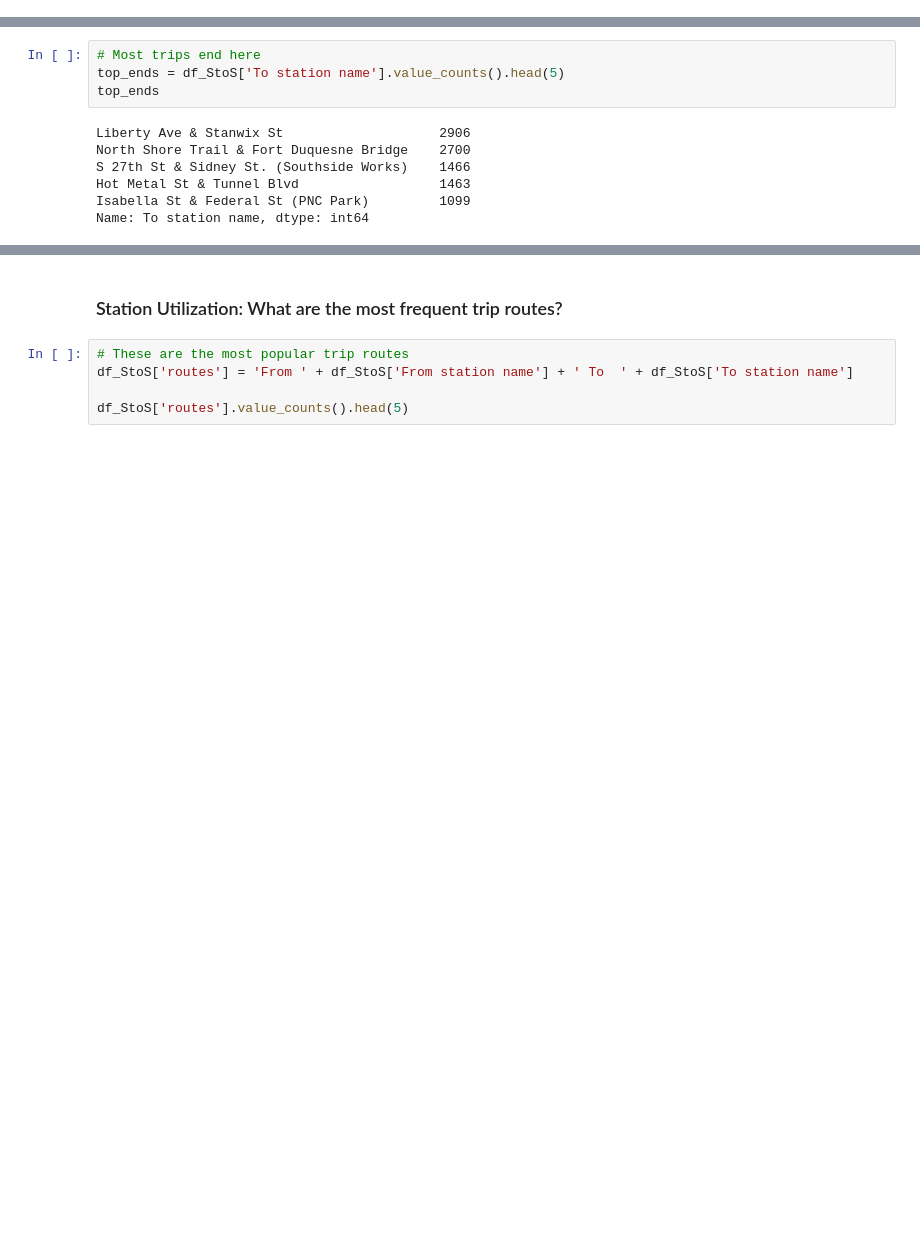
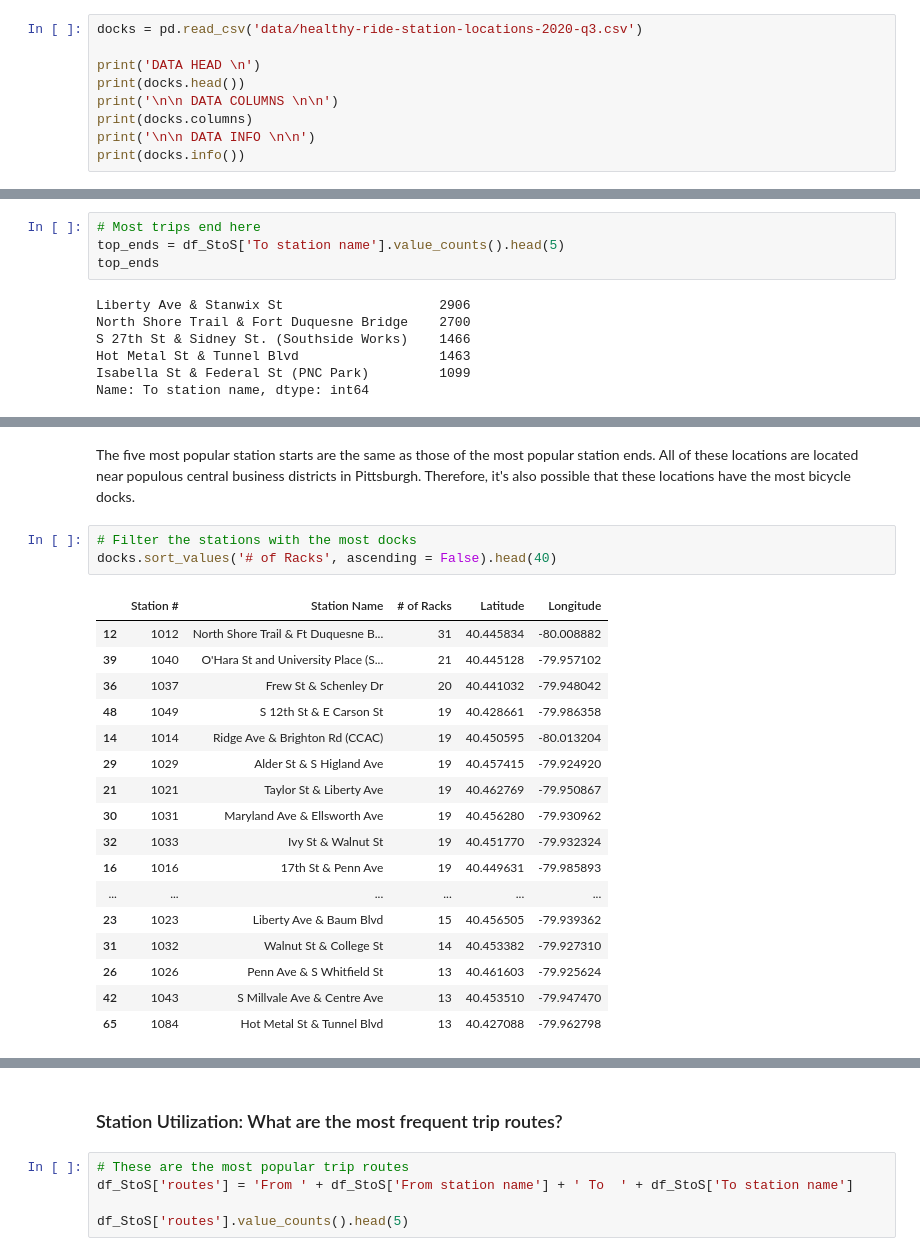
Before and after one commit to KristinaMFrazier/healthyride, a Jupyter notebook: PittHealthyRides.ipynb, the cells around one changed output, grey strips where cells are left out. Cells and saved outputs as stored; diff of their text form; blank space fills up the shorter version.

```diff
--- a/PittHealthyRides.ipynb
+++ b/PittHealthyRides.ipynb
@@ -52,3 +57,12 @@ print(df.info())
 dtypes: float64(2), int64(3), object(5)
 memory usage: 3.3+ MB
 None
+# %%
+docks = pd.read_csv('data/healthy-ride-station-locations-2020-q3.csv')
+
+print('DATA HEAD \n')
+print(docks.head())
+print('\n\n DATA COLUMNS \n\n')
+print(docks.columns)
+print('\n\n DATA INFO \n\n')
+print(docks.info())
@@ -286,3 +325,26 @@ plt.title('Count of Trips for the Top Five Trip Ends (Stations)')
 # %% [output]
 ''
 [figure]
+# %% [markdown]
+The five most popular station starts are the same as those of the most popular station ends. All of these locations are located near populous central business districts in Pittsburgh. Therefore, it's also possible that these locations have the most bicycle docks.
+# %%
+# Filter the stations with the most docks
+docks.sort_values('# of Racks', ascending = False).head(40)
+# %% [output]
+|  | Station # | Station Name | # of Racks | Latitude | Longitude |
+| 12 | 1012 | North Shore Trail & Ft Duquesne B... | 31 | 40.445834 | -80.008882 |
+| 39 | 1040 | O'Hara St and University Place (S... | 21 | 40.445128 | -79.957102 |
+| 36 | 1037 | Frew St & Schenley Dr | 20 | 40.441032 | -79.948042 |
+| 48 | 1049 | S 12th St & E Carson St | 19 | 40.428661 | -79.986358 |
+| 14 | 1014 | Ridge Ave & Brighton Rd (CCAC) | 19 | 40.450595 | -80.013204 |
+| 29 | 1029 | Alder St & S Higland Ave | 19 | 40.457415 | -79.924920 |
+| 21 | 1021 | Taylor St & Liberty Ave | 19 | 40.462769 | -79.950867 |
+| 30 | 1031 | Maryland Ave & Ellsworth Ave | 19 | 40.456280 | -79.930962 |
+| 32 | 1033 | Ivy St & Walnut St | 19 | 40.451770 | -79.932324 |
+| 16 | 1016 | 17th St & Penn Ave | 19 | 40.449631 | -79.985893 |
+| ... | ... | ... | ... | ... | ... |
+| 23 | 1023 | Liberty Ave & Baum Blvd | 15 | 40.456505 | -79.939362 |
+| 31 | 1032 | Walnut St & College St | 14 | 40.453382 | -79.927310 |
+| 26 | 1026 | Penn Ave & S Whitfield St | 13 | 40.461603 | -79.925624 |
+| 42 | 1043 | S Millvale Ave & Centre Ave | 13 | 40.453510 | -79.947470 |
+| 65 | 1084 | Hot Metal St & Tunnel Blvd | 13 | 40.427088 | -79.962798 |
```
Also changed, not shown: parts of 33 cells of this notebook, 1 other file.
